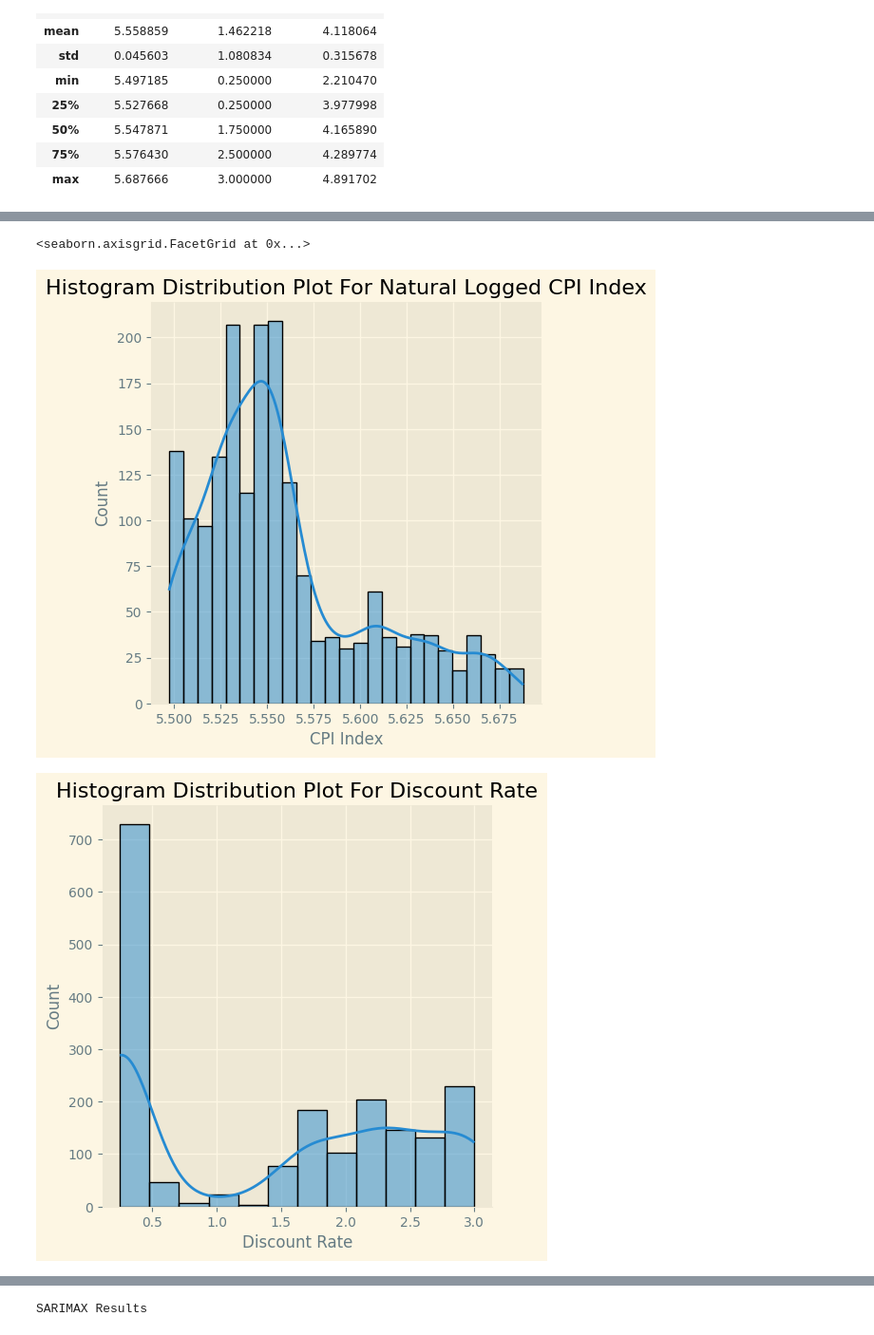
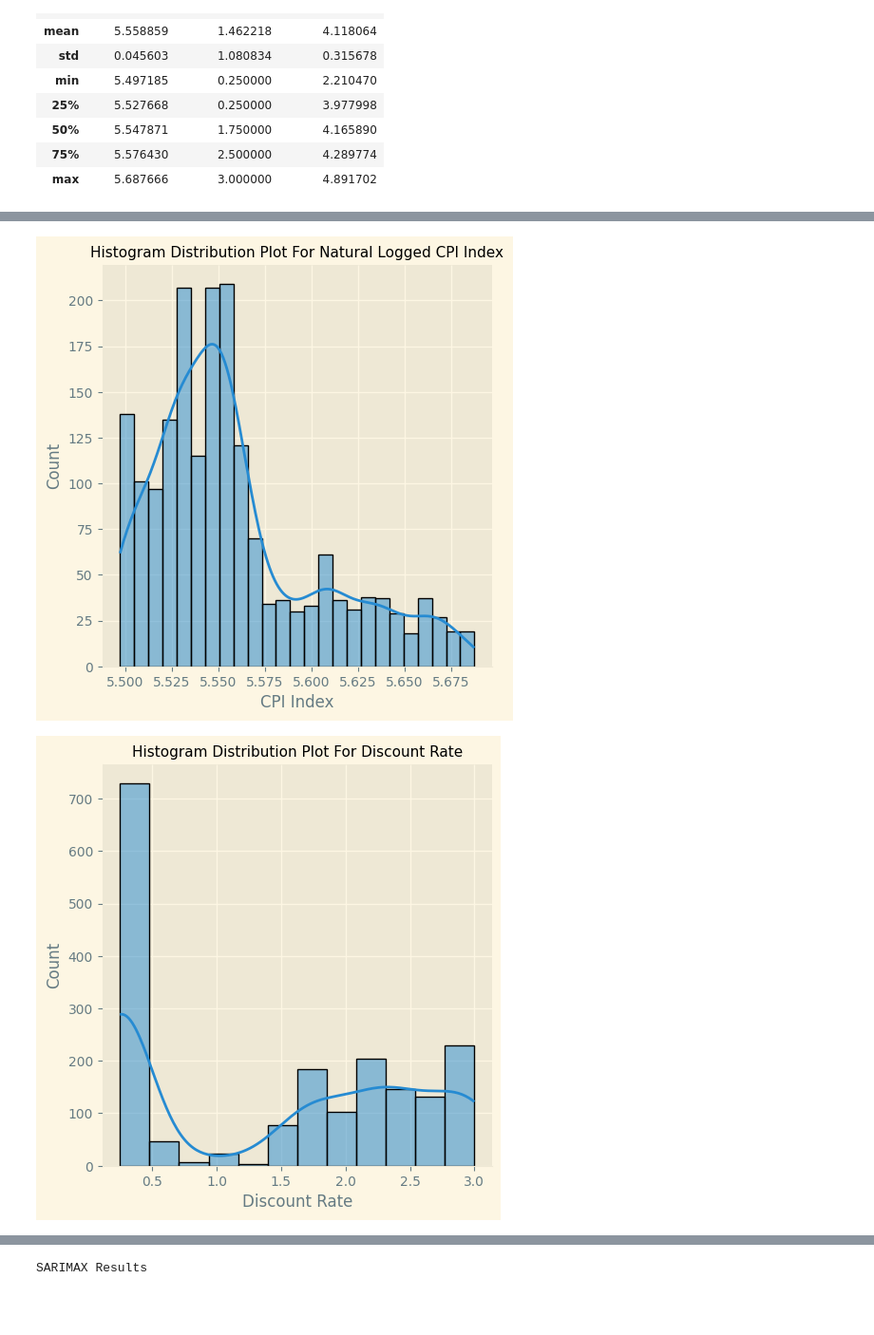
Before and after one commit to X99S5/Stock_Prediction_Model, a Jupyter notebook: Assignment.ipynb, the cells around one changed output, grey strips where cells are left out. Shown at 95% size. Cells and saved outputs as stored; diff of their text form; code cells hidden in the pictures; blank space fills up the shorter version.

```diff
--- a/Assignment.ipynb
+++ b/Assignment.ipynb
@@ -272,9 +329,21 @@ sns.pairplot(exogenousdf)
 [figure]
 # %%
-sns.displot(exogenousdf['CPI Index'],kde=True).set(title='Histogram Distribution Plot For Natural Logged CPI Index')
-sns.displot(exogenousdf['Discount Rate'],kde=True).set(title='Histogram Distribution Plot For Discount Rate')
-sns.displot(exogenousdf['CrudeOil Price'],kde=True).set(title='Histogram Distribution Plot For Natural Logged Crude Oil price')
+
+sns.displot(exogenousdf['CPI Index'],kde=True)
+plt.title("Histogram Distribution Plot For Natural Logged CPI Index",fontsize=11)
+plt.savefig('src/Graphs/Histogram Distribution Plot For Natural Logged CPI Index.png',bbox_inches="tight")
+
+
+sns.displot(exogenousdf['Discount Rate'],kde=True)
+
+plt.title("Histogram Distribution Plot For Discount Rate",fontsize=11)
+plt.savefig('src/Graphs/Histogram Distribution Plot For Discount Rate.png',bbox_inches="tight")
+
+
+sns.displot(exogenousdf['CrudeOil Price'],kde=True)
+
+plt.title("Histogram Distribution Plot For Natural Logged Crude Oil price",fontsize=11)
+plt.savefig('src/Graphs/Histogram Distribution Plot For Natural Logged Crude Oil price.png',bbox_inches="tight")
 # %% [output]
-<seaborn.axisgrid.FacetGrid at 0x...>
-[figure, old version]
+[figure, new version]
-[figure, old version]
+[figure, new version]
```
Also changed, not shown: parts of 38 cells of this notebook.
